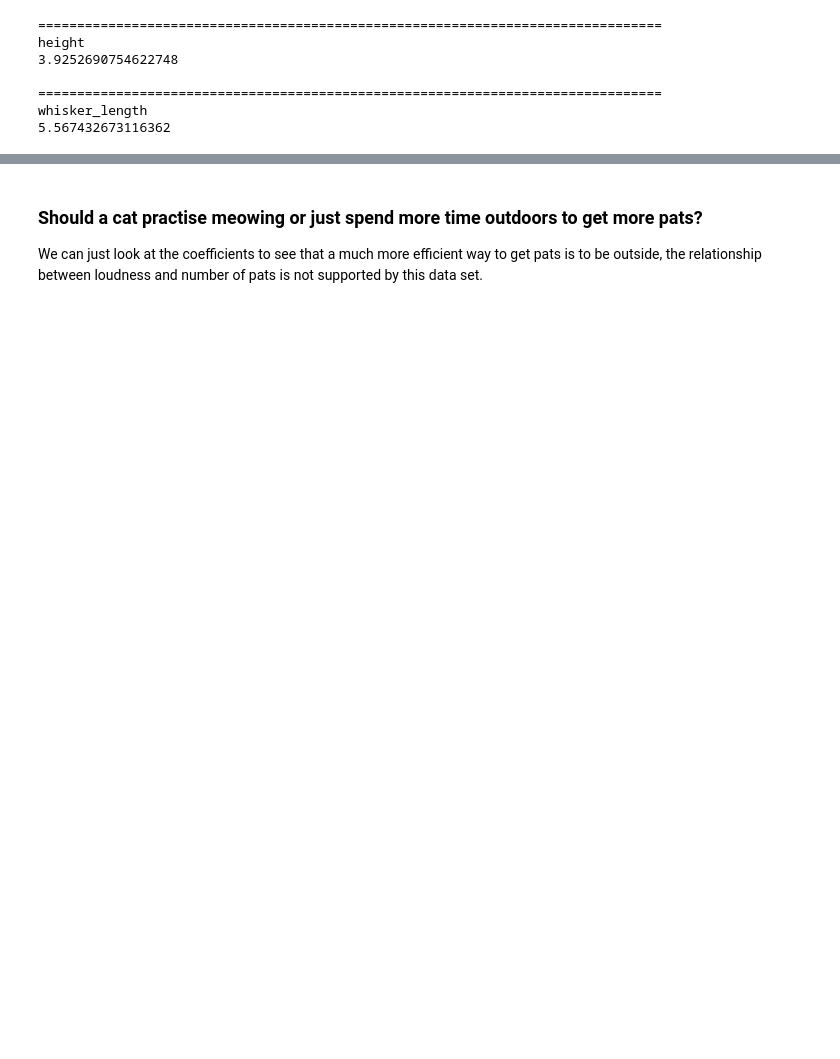
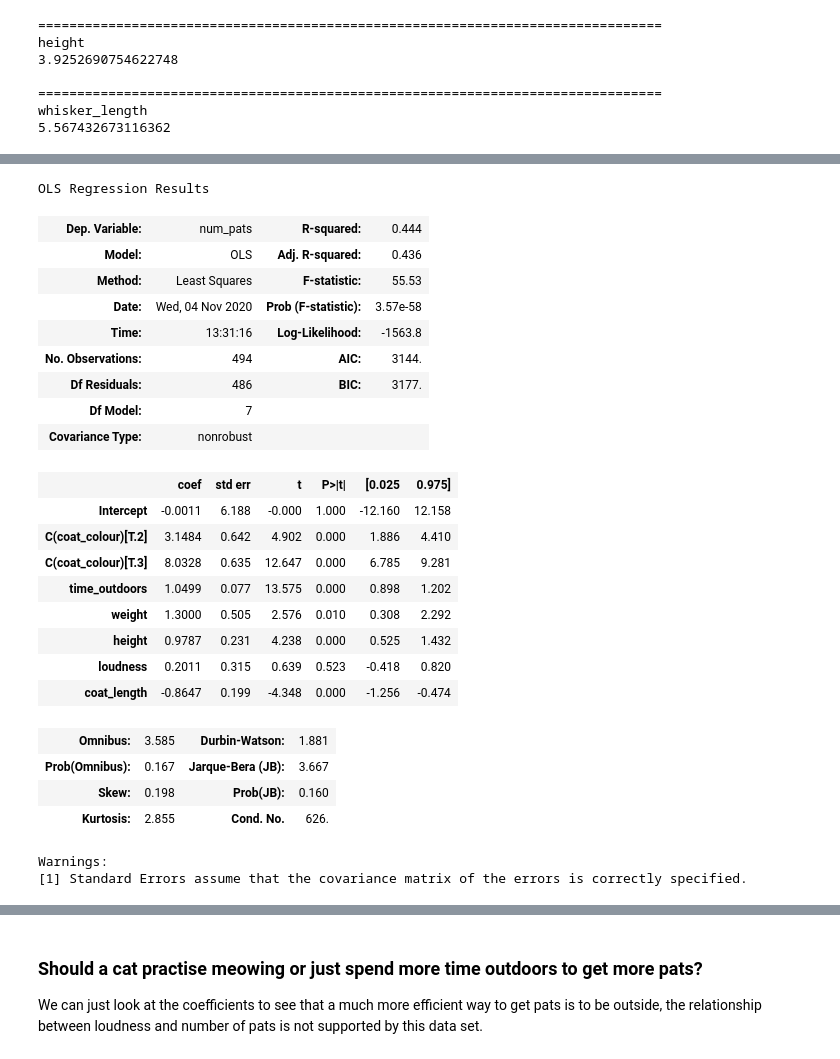
Before and after one commit to aezarebski/aas-extended-examples, a Jupyter notebook: example-2/example-2-answers.ipynb, the cells around one changed output, grey strips where cells are left out. Cells and saved outputs as stored; diff of their text form; code cells hidden in the pictures; blank space fills up the shorter version.

```diff
--- a/example-2/example-2-answers.ipynb
+++ b/example-2/example-2-answers.ipynb
@@ -174,0 +238,31 @@ What do you notice about the $R^2$ when this modification has been made?
+# %%
+lm_4a = smf.ols("num_pats ~ time_outdoors + C(coat_colour) + weight + height + loudness + coat_length", cat_df[cat_df["is_longhaired"] == 1]).fit()
+lm_4b = smf.ols("num_pats ~ time_outdoors + C(coat_colour) + weight + height + loudness + coat_length", cat_df[cat_df["is_longhaired"] == 0]).fit()
+# %%
+lm_4a.summary()
+# %% [output]
+OLS Regression Results
+| Dep. Variable: | num_pats | R-squared: | 0.444 |
+| Model: | OLS | Adj. R-squared: | 0.436 |
+| Method: | Least Squares | F-statistic: | 55.53 |
+| Date: | Wed, 04 Nov 2020 | Prob (F-statistic): | 3.57e-58 |
+| Time: | 13:31:16 | Log-Likelihood: | -1563.8 |
+| No. Observations: | 494 | AIC: | 3144. |
+| Df Residuals: | 486 | BIC: | 3177. |
+| Df Model: | 7 |  |  |
+| Covariance Type: | nonrobust |  |  |
+|  | coef | std err | t | P>|t| | [0.025 | 0.975] |
+| Intercept | -0.0011 | 6.188 | -0.000 | 1.000 | -12.160 | 12.158 |
+| C(coat_colour)[T.2] | 3.1484 | 0.642 | 4.902 | 0.000 | 1.886 | 4.410 |
+| C(coat_colour)[T.3] | 8.0328 | 0.635 | 12.647 | 0.000 | 6.785 | 9.281 |
+| time_outdoors | 1.0499 | 0.077 | 13.575 | 0.000 | 0.898 | 1.202 |
+| weight | 1.3000 | 0.505 | 2.576 | 0.010 | 0.308 | 2.292 |
+| height | 0.9787 | 0.231 | 4.238 | 0.000 | 0.525 | 1.432 |
+| loudness | 0.2011 | 0.315 | 0.639 | 0.523 | -0.418 | 0.820 |
+| coat_length | -0.8647 | 0.199 | -4.348 | 0.000 | -1.256 | -0.474 |
+| Omnibus: | 3.585 | Durbin-Watson: | 1.881 |
+| Prob(Omnibus): | 0.167 | Jarque-Bera (JB): | 3.667 |
+| Skew: | 0.198 | Prob(JB): | 0.160 |
+| Kurtosis: | 2.855 | Cond. No. | 626. |
+Warnings:
+[1] Standard Errors assume that the covariance matrix of the errors is correctly specified.
```
Also changed, not shown: parts of 38 cells of this notebook.
